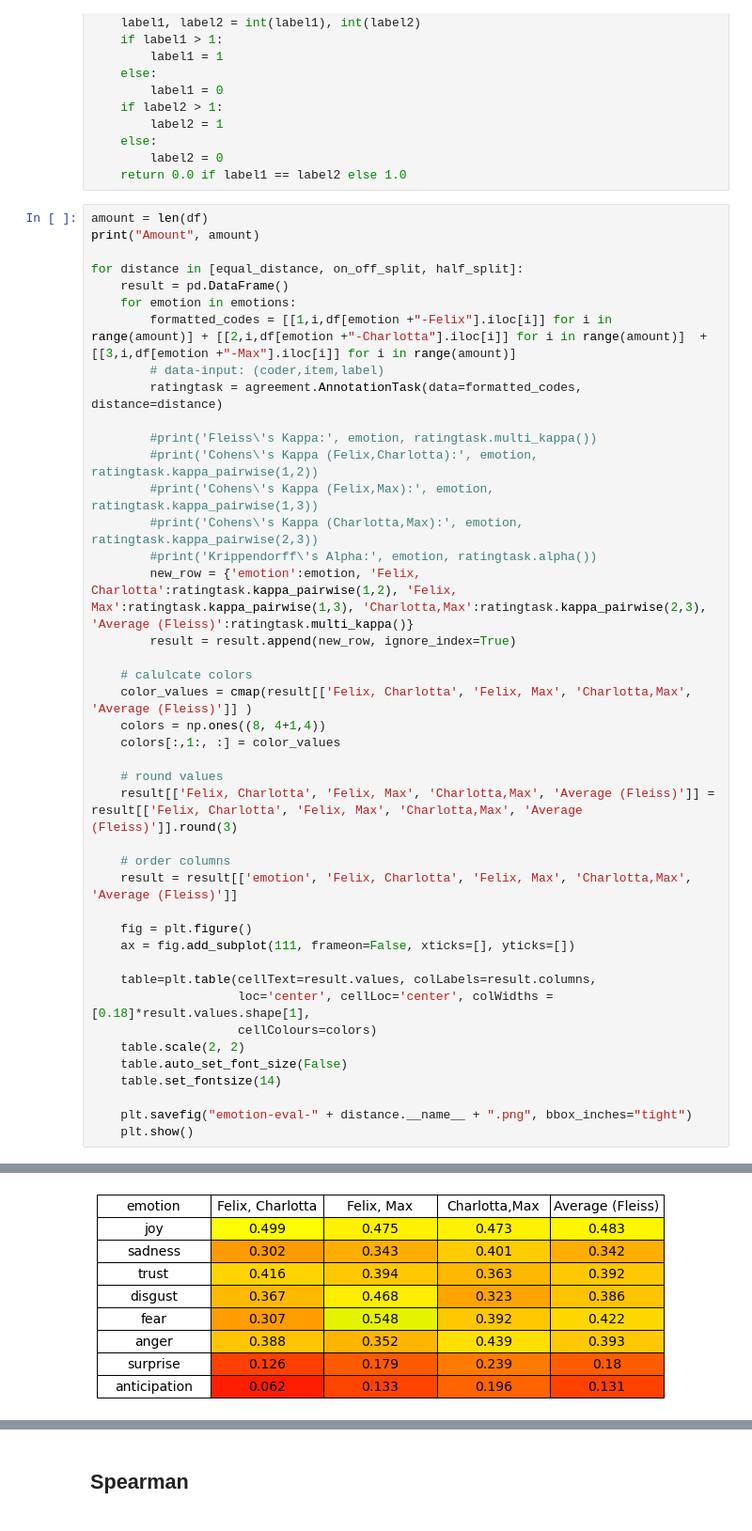
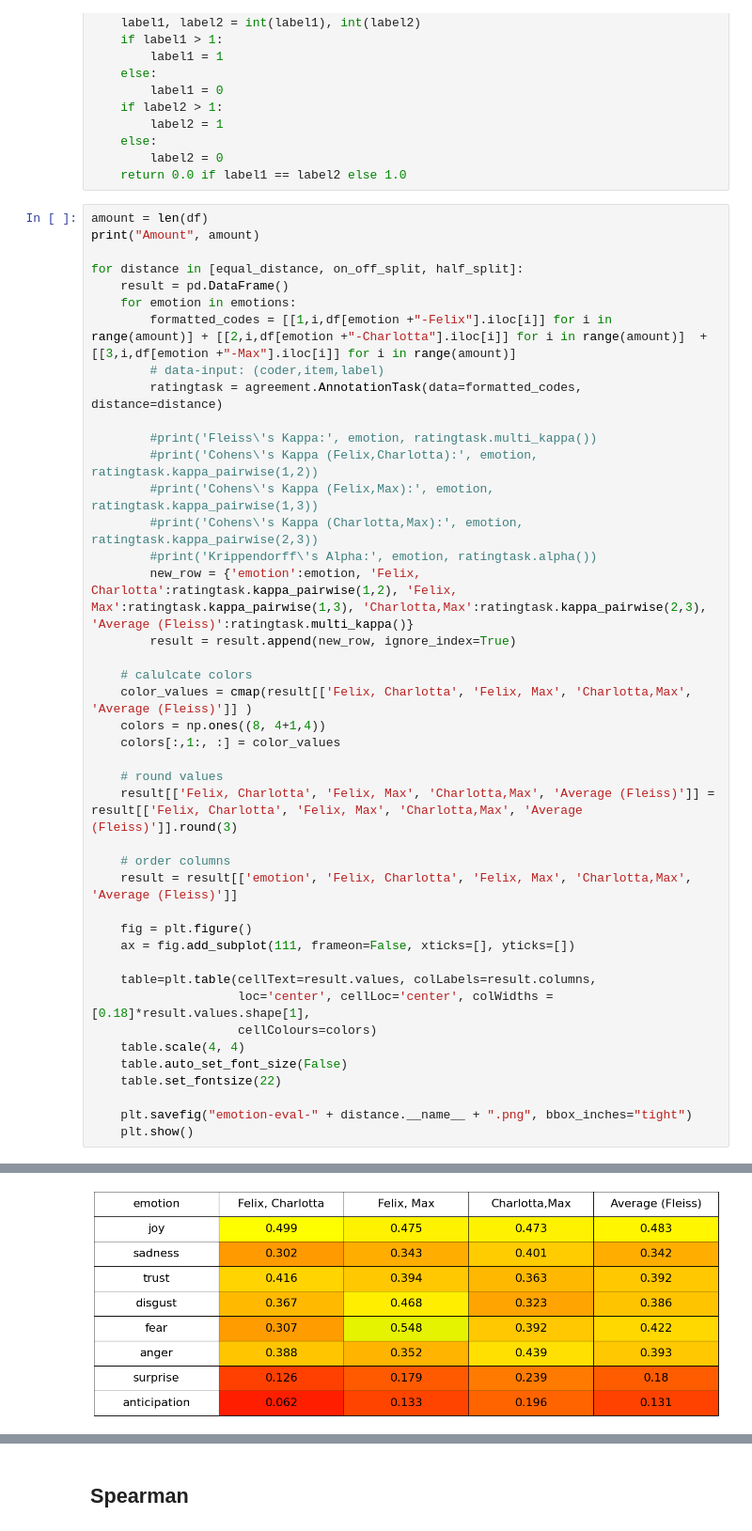
Before and after one commit to Stunkymonkey/emotion-analysis, a Jupyter notebook: excercise1/evaluation.ipynb, the cells around one changed output, grey strips where cells are left out. Shown: that part at 94% size. Saved outputs shown, nothing was run; the diff lists cells and outputs as text.

Commit message:
[ex1] sclae plots up

```diff
--- a/excercise1/evaluation.ipynb
+++ b/excercise1/evaluation.ipynb
@@ -73,33 +73,33 @@ for distance in [equal_distance, on_off_split, half_split]:
         #print('Cohens\'s Kappa (Felix,Charlotta):', emotion, ratingtask.kappa_pairwise(1,2))
         #print('Cohens\'s Kappa (Felix,Max):', emotion, ratingtask.kappa_pairwise(1,3))
         #print('Cohens\'s Kappa (Charlotta,Max):', emotion, ratingtask.kappa_pairwise(2,3))
         #print('Krippendorff\'s Alpha:', emotion, ratingtask.alpha())
         new_row = {'emotion':emotion, 'Felix, Charlotta':ratingtask.kappa_pairwise(1,2), 'Felix, Max':ratingtask.kappa_pairwise(1,3), 'Charlotta,Max':ratingtask.kappa_pairwise(2,3), 'Average (Fleiss)':ratingtask.multi_kappa()}
         result = result.append(new_row, ignore_index=True)
 
     # calulcate colors
     color_values = cmap(result[['Felix, Charlotta', 'Felix, Max', 'Charlotta,Max', 'Average (Fleiss)']] )
     colors = np.ones((8, 4+1,4))
     colors[:,1:, :] = color_values
 
     # round values
     result[['Felix, Charlotta', 'Felix, Max', 'Charlotta,Max', 'Average (Fleiss)']] = result[['Felix, Charlotta', 'Felix, Max', 'Charlotta,Max', 'Average (Fleiss)']].round(3)
 
     # order columns
     result = result[['emotion', 'Felix, Charlotta', 'Felix, Max', 'Charlotta,Max', 'Average (Fleiss)']]
 
     fig = plt.figure()
     ax = fig.add_subplot(111, frameon=False, xticks=[], yticks=[])
 
     table=plt.table(cellText=result.values, colLabels=result.columns,
                     loc='center', cellLoc='center', colWidths = [0.18]*result.values.shape[1],
                     cellColours=colors)
-    table.scale(2, 2)
+    table.scale(4, 4)
     table.auto_set_font_size(False)
-    table.set_fontsize(14)
+    table.set_fontsize(22)
 
     plt.savefig("emotion-eval-" + distance.__name__ + ".png", bbox_inches="tight")
     plt.show()
 # %% [output]
 Amount 100
-[figure, old version]
+[figure, new version]
```
Also changed, not shown: parts of 1 cell of this notebook, 3 other files.
